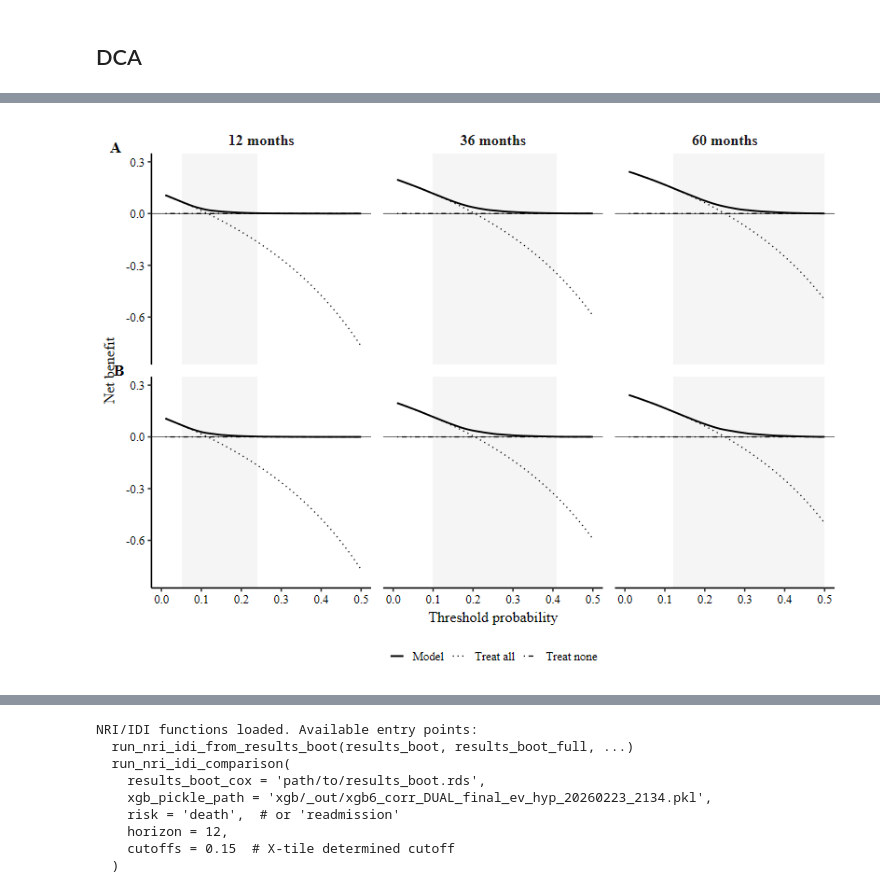
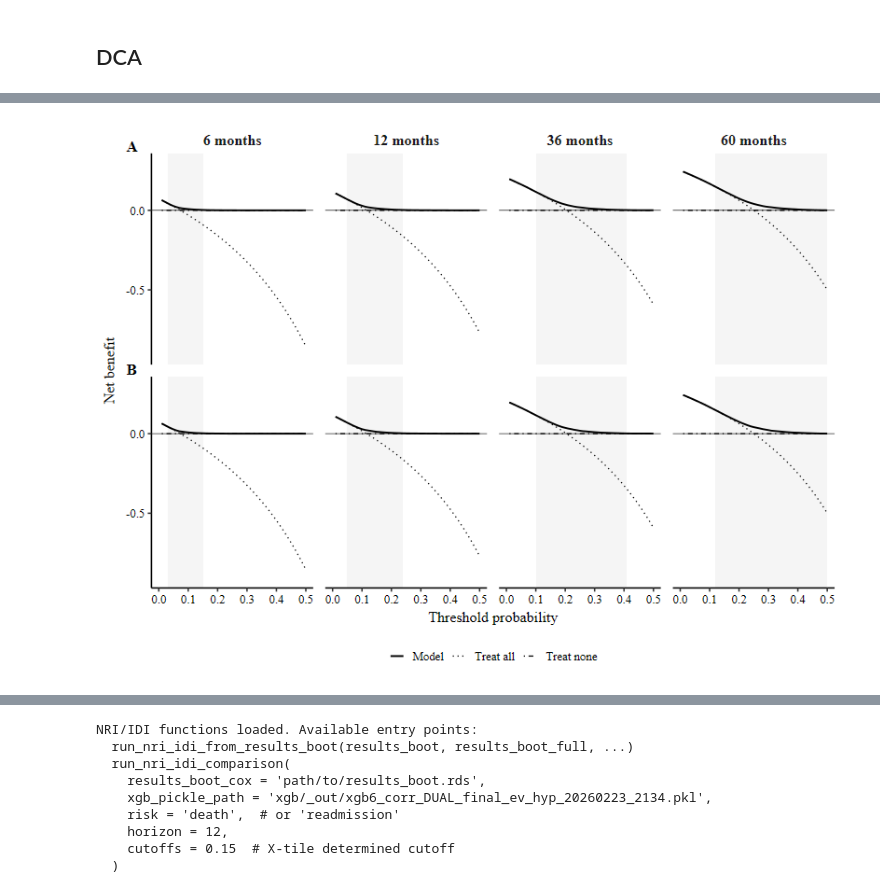
Before and after one commit to FONDECYTACC/cons2025, a Jupyter notebook: prediction23_converted.ipynb, the cells around one changed output, grey strips where cells are left out. Cells and saved outputs as stored; diff of their text form; code cells hidden in the pictures.

```diff
--- a/prediction23_converted.ipynb
+++ b/prediction23_converted.ipynb
@@ -1819,21 +1877,6 @@ p_dca_readm <- make_dca_panel_figure(
   summary_full = adca_out_full$summary,
   summary_ml   = adca_out$summary,
   outcome      = "readmission",
-  horizons     = c(12, 36, 60),
+  horizons     = c(6, 12, 36, 60),
   x_limits     = c(0, .5)#50)
 )
-
-p_dca_readm
-ggsave(
-  filename = file.path(project_root, "cons/_figs/p_dca_readm.png"),
-  plot = p_dca_readm,
-  width = 17.8*1.2, height = 12*1.2, units = "cm", dpi = 600
-)
-ggsave(
-  filename = file.path(project_root, "cons/_figs/p_dca_readm.pdf"),
-  plot = p_dca_readm,
-  width = 17.8*1.2, height = 12*1.2, units = "cm",
-  device = cairo_pdf
-)
-# %% [output]
-[figure, removed]
@@ -1842,0 +1883,37 @@ ggsave(
+# %%
+txt_idx <- which(vapply(
+  p_dca_readm$layers,
+  function(l) inherits(l$geom, "GeomText"),
+  logical(1)
+))[1]
+
+p_dca_readm$layers[[txt_idx]]$data <- data.frame(
+  model_panel = factor(c("A", "B"), levels = c("A", "B")),
+  horizon = factor(c(6, 6), levels = c(6, 12, 36, 60)),
+  label = c("A", "B"),
+  x = c(-0.11, -0.11),
+  y = c(0.44, 0.44)
+)
+
+p_dca_readm$layers[[txt_idx]]$mapping$x <- quote(x)
+p_dca_readm$layers[[txt_idx]]$mapping$y <- quote(y)
+p_dca_readm$layers[[txt_idx]]$mapping$label <- quote(label)
+p_dca_readm$layers[[txt_idx]]$aes_params$hjust <- 0
+p_dca_readm$layers[[txt_idx]]$aes_params$vjust <- 1
+
+p_dca_readm
+
+ fact_ratio <- 1.1
+ggsave(
+  filename = file.path(project_root, "cons/_figs/p_dca_readm.png"),
+  plot = p_dca_readm,
+  width = 17.8*fact_ratio, height = 12*fact_ratio, units = "cm", dpi = 600
+)
+ggsave(
+  filename = file.path(project_root, "cons/_figs/p_dca_readm.pdf"),
+  plot = p_dca_readm,
+  width = 17.8*fact_ratio, height = 12*fact_ratio, units = "cm",
+  device = cairo_pdf
+)
+# %% [output]
+[figure, added]
```
Also changed, not shown: parts of 32 cells of this notebook, 53 other files.
